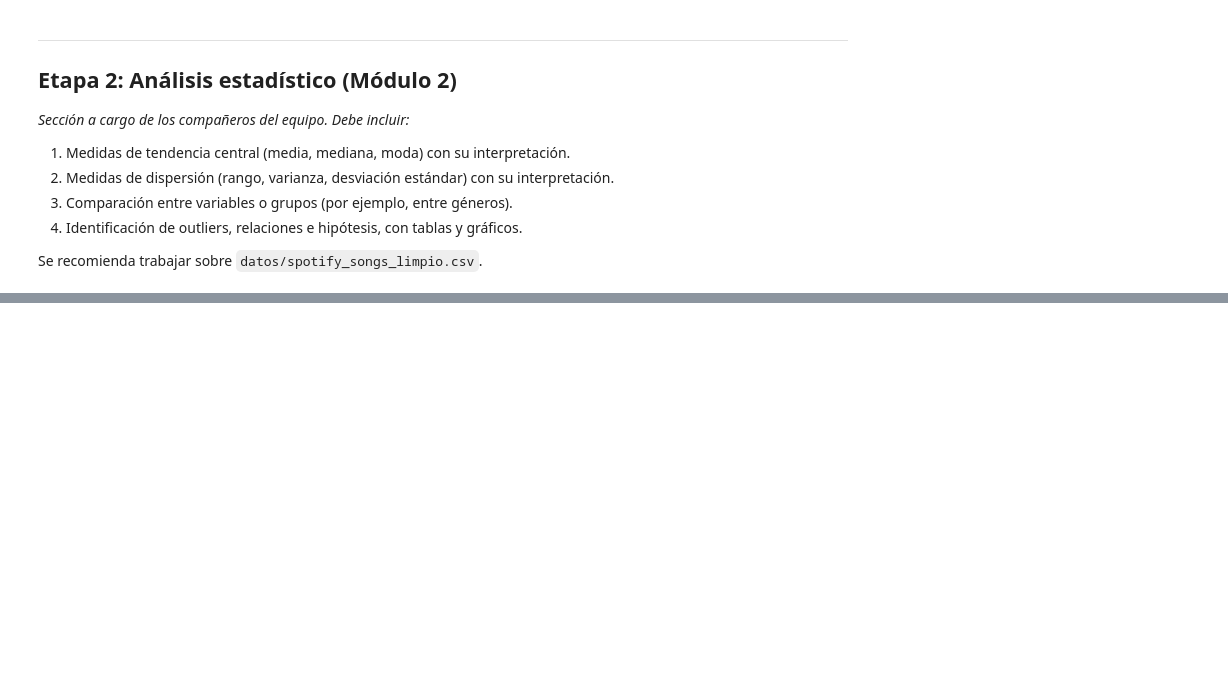
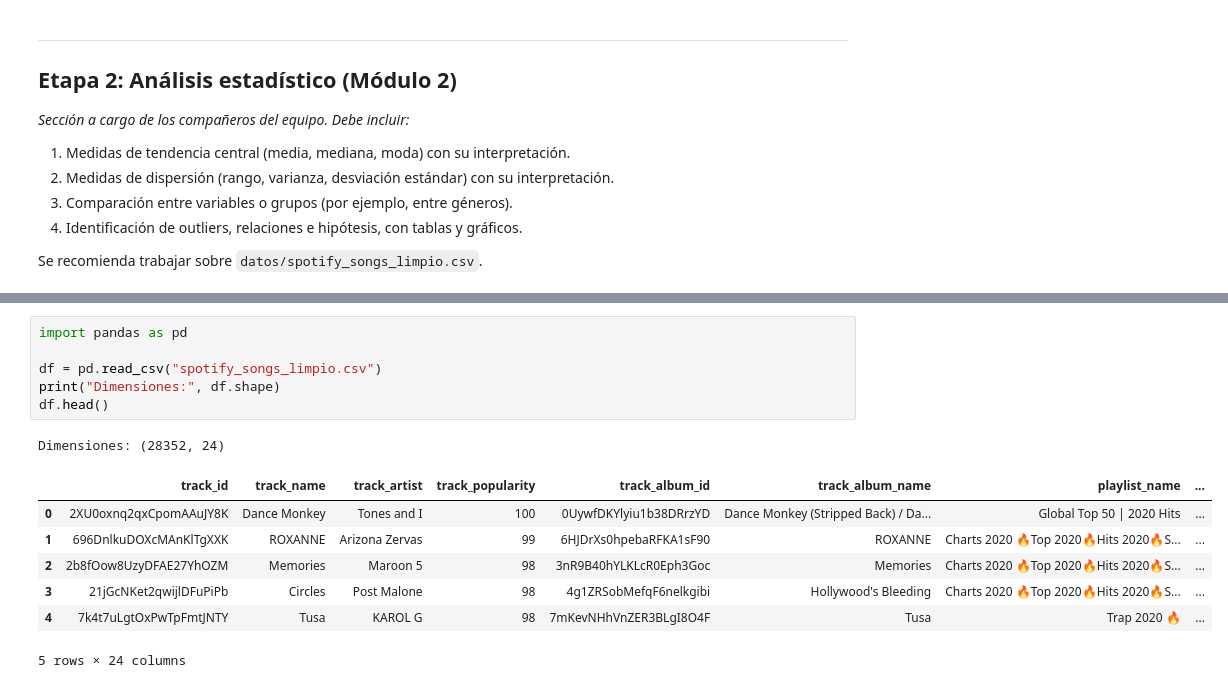
Before and after one commit to Gelvercm/proyecto-ciencia-datos-spotify, a Jupyter notebook: notebook/proyecto_ciencia_datos.ipynb, the cells around one changed output, grey strips where cells are left out. Saved outputs shown, nothing was run; the diff lists cells and outputs as text; blank space fills up the shorter version.

```diff
--- a/notebook/proyecto_ciencia_datos.ipynb
+++ b/notebook/proyecto_ciencia_datos.ipynb
@@ -239,0 +254,15 @@ Se recomienda trabajar sobre `datos/spotify_songs_limpio.csv`.
+# %%
+import pandas as pd
+
+df = pd.read_csv("spotify_songs_limpio.csv")
+print("Dimensiones:", df.shape)
+df.head()
+# %% [output]
+Dimensiones: (28352, 24)
+|  | track_id | track_name | track_artist | track_popularity | track_album_id | track_album_name | playlist_name | ... |
+| 0 | 2XU0oxnq2qxCpomAAuJY8K | Dance Monkey | Tones and I | 100 | 0UywfDKYlyiu1b38DRrzYD | Dance Monkey (Stripped Back) / Da... | Global Top 50 | 2020 Hits | ... |
+| 1 | 696DnlkuDOXcMAnKlTgXXK | ROXANNE | Arizona Zervas | 99 | 6HJDrXs0hpebaRFKA1sF90 | ROXANNE | Charts 2020 🔥Top 2020🔥Hits 2020🔥S... | ... |
+| 2 | 2b8fOow8UzyDFAE27YhOZM | Memories | Maroon 5 | 98 | 3nR9B40hYLKLcR0Eph3Goc | Memories | Charts 2020 🔥Top 2020🔥Hits 2020🔥S... | ... |
+| 3 | 21jGcNKet2qwijlDFuPiPb | Circles | Post Malone | 98 | 4g1ZRSobMefqF6nelkgibi | Hollywood's Bleeding | Charts 2020 🔥Top 2020🔥Hits 2020🔥S... | ... |
+| 4 | 7k4t7uLgtOxPwTpFmtJNTY | Tusa | KAROL G | 98 | 7mKevNHhVnZER3BLgI8O4F | Tusa | Trap 2020 🔥 | ... |
+5 rows × 24 columns
```
Also changed, not shown: parts of 7 cells of this notebook.
